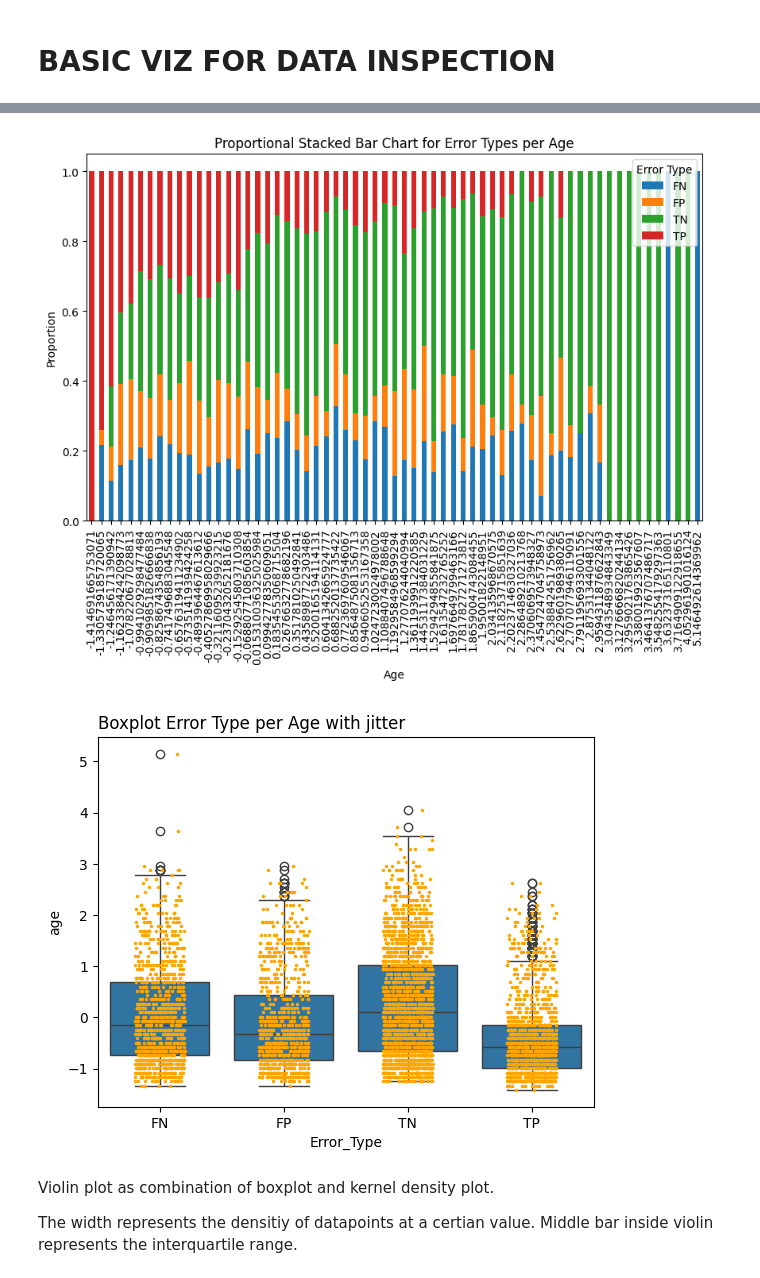
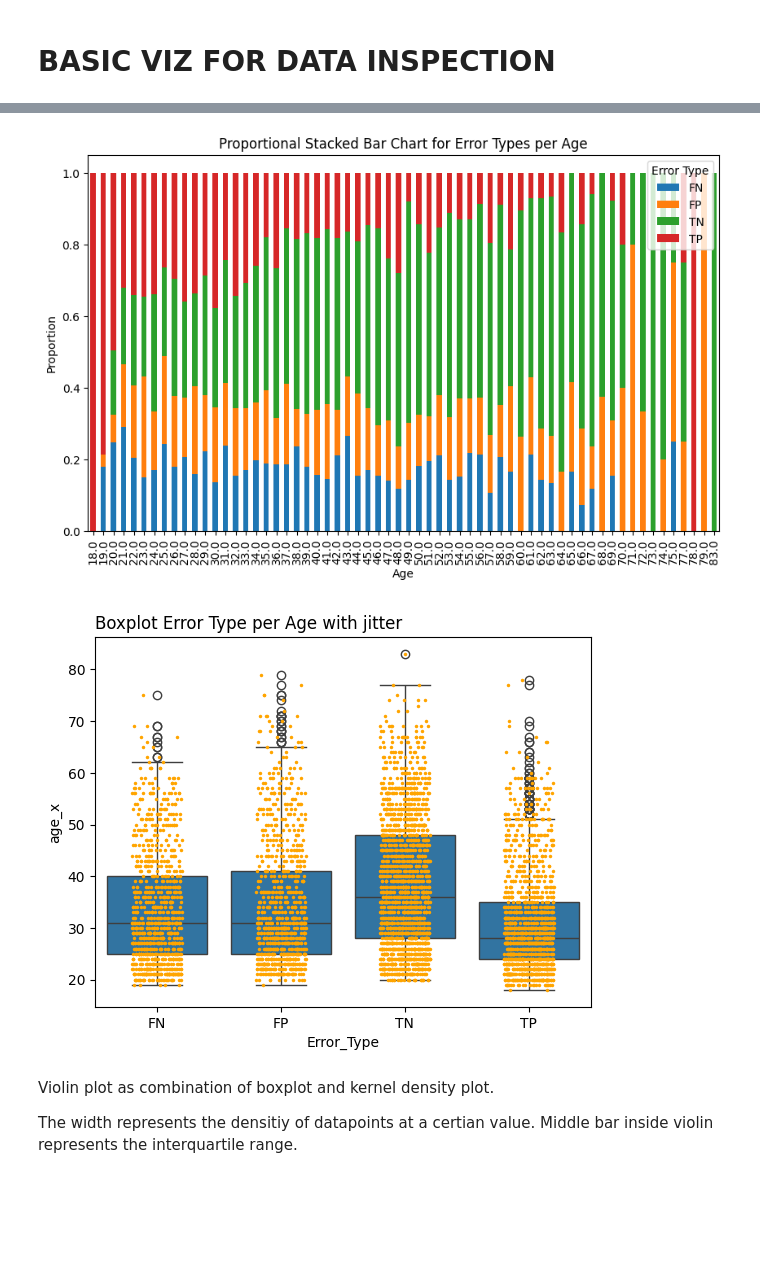
Before and after one commit to MDankloff/ClusterCompas, a Jupyter notebook: V2_COMPAS_data_inspection.ipynb, the cells around one changed output, grey strips where cells are left out. Cells and saved outputs as stored; diff of their text form; code cells hidden in the pictures; blank space fills up the shorter version.

```diff
--- a/V2_COMPAS_data_inspection.ipynb
+++ b/V2_COMPAS_data_inspection.ipynb
@@ -449,30 +449,30 @@ plt.show()
 # %%
 '''ERROR LABELS PER AGE'''
 # Group data by 'age' and 'Error_Type' and count occurrences
-age_error_counts = compas_w_error.groupby(['age', 'Error_Type']).size().unstack(fill_value=0)
+age_error_counts = compas_w_error.groupby(['age_x', 'Error_Type']).size().unstack(fill_value=0)
 
 # Normalize counts along the y-axis
 age_error_proportions = age_error_counts.div(age_error_counts.sum(axis=1), axis=0)
 
 # Plot the proportional stacked bar chart
 age_error_proportions.plot(kind='bar', stacked=True, figsize=(10, 6))
 
 # Add labels and title
 plt.title('Proportional Stacked Bar Chart for Error Types per Age')
 plt.xlabel('Age')
 plt.ylabel('Proportion')
 plt.legend(title='Error Type', loc='upper right')
 
 # Show the plot
 plt.show()
 # %% [output]
-[figure, old version]
+[figure, new version]
 # %%
-# '''ERROR LABELS PER AGE JITTER BOXPLOT '''
+'''ERROR LABELS PER AGE JITTER BOXPLOT'''
 
-ax = sns.boxplot(x='Error_Type', y='age', data=compas_w_error)
+ax = sns.boxplot(x='Error_Type', y='age_x', data=compas_w_error)
 # add stripplot
-ax = sns.stripplot(x='Error_Type', y='age', data=compas_w_error, color="orange", jitter=0.2, size=2.5)
+ax = sns.stripplot(x='Error_Type', y='age_x', data=compas_w_error, color="orange", jitter=0.2, size=2.5)
 
 # add title
 plt.title("Boxplot Error Type per Age with jitter", loc="left")
@@ -480,7 +480,7 @@ plt.title("Boxplot Error Type per Age with jitter", loc="left")
 # show the graph
 plt.show()
 # %% [output]
-[figure, old version]
+[figure, new version]
 # %% [markdown]
 Violin plot as combination of boxplot and kernel density plot.
 
```
Also changed, not shown: parts of 29 cells of this notebook.
